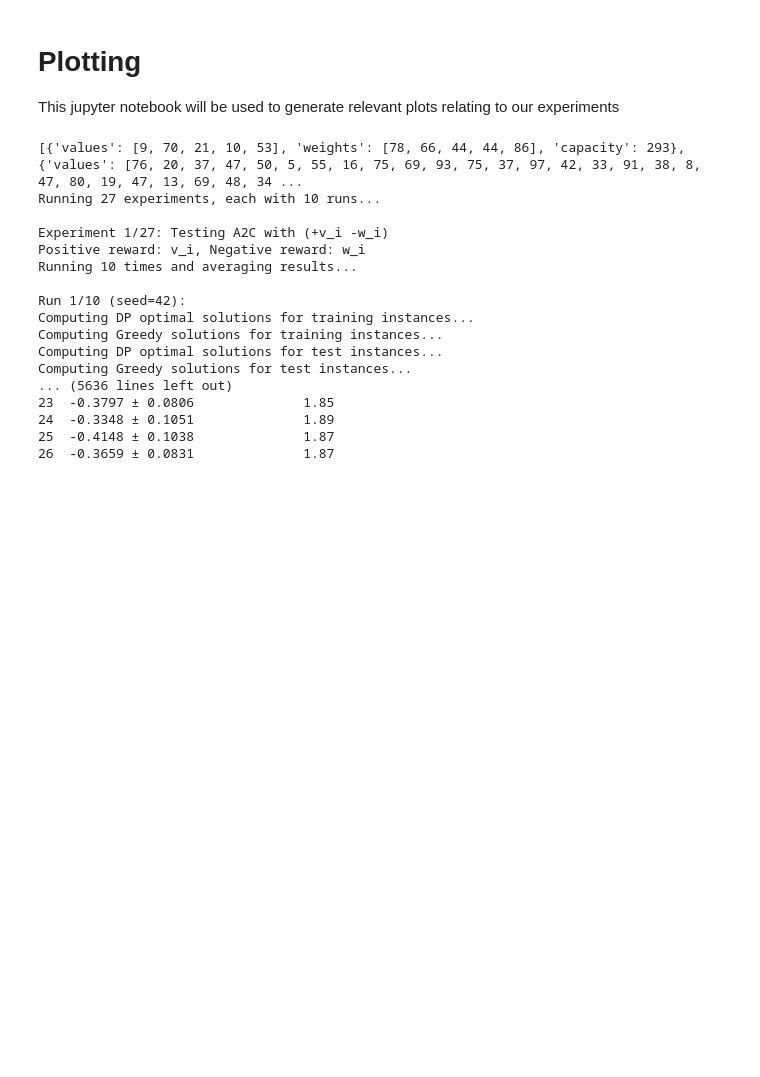
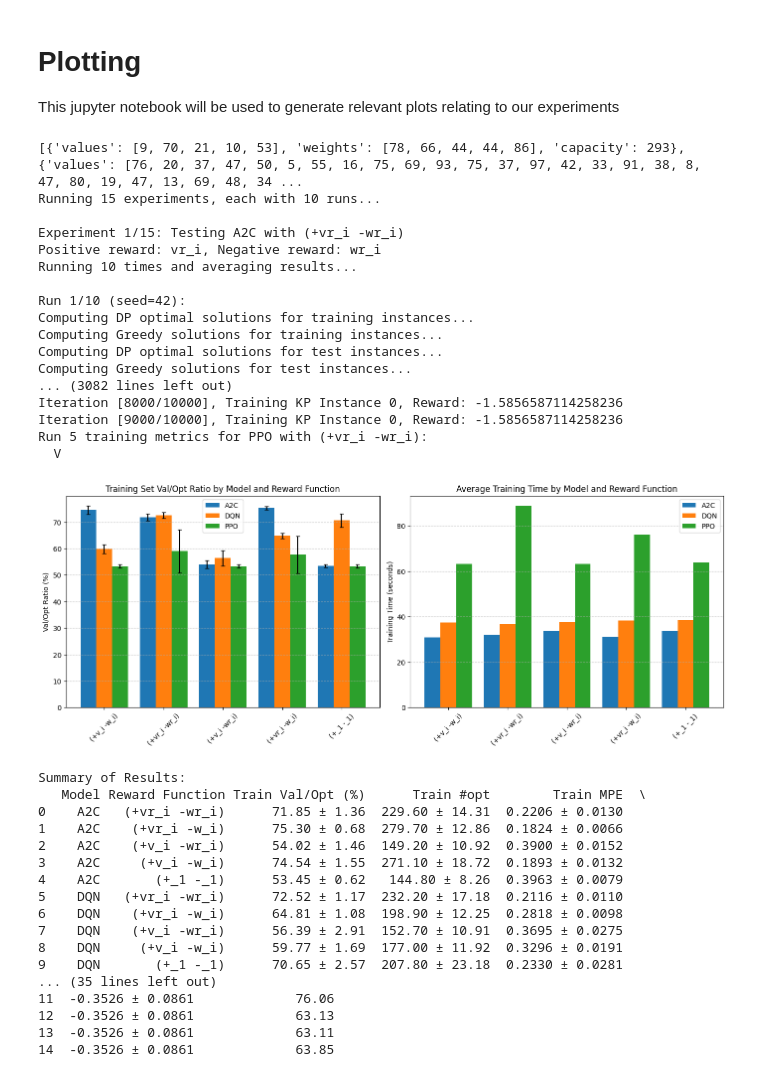
Before and after one commit to theodor-semerdzhiev/COMP579FINALPROJECT, a Jupyter notebook: experiments/experiment_table1.ipynb, the cells around one changed output. Saved outputs shown, nothing was run; the diff lists cells and outputs as text; code cells hidden in the pictures; blank space fills up the shorter version.

```diff
--- a/experiments/experiment_table1.ipynb
+++ b/experiments/experiment_table1.ipynb
@@ -915,16 +923,16 @@ if __name__ == "__main__":
 
 
     N = 50
-    M = 25
+    M = 1000
     gamma = 0.99
-    t_max = 100
+    t_max = 10**4
     # t_max = None
 
-    env:KnapsackEnv = KnapsackEnv(problem_instance=None, N=N)
+    env:KnapsackEnv = KnapsackEnv(problem_instance=None, N=N, pad_meta_data_at_back=True)
     gen = KnapsackInstanceGenerator(seed=42)
 
     problem_instances = gen.generate('RI', M=M, N=N, R=100)
-    print(problem_instances)
+    # print(problem_instances)
 
     KPSolver_A2C = KnapsackA2C(N=N, gamma=gamma, lr_policy=0.001, lr_value=0.001, verbose=False)
     KPSolver_PPO = KnapsackPPOSolver(N=N, gamma=gamma, policy_lr=0.001, value_lr=0.001, verbose=False)
@@ -941,41 +949,59 @@ if __name__ == "__main__":
 
     results = test_reward_functions(
         KPSolver_A2C=KPSolver_A2C,
         KPSolver_PPO=KPSolver_PPO,
         KPSolver_DQN=KPSolver_DQN,
         M=M,
         instance_type="RI",
         N=N,
         r_range=100,
         seed=42,
         t_max=t_max,
         use_state_aggregation=False,
         n_test_instances=5,
         verbose=True,
         n_runs=10
     )
 
     # Print summary table
     print("\nSummary of Results:")
     print(results['summary'])
 # %% [output]
 [{'values': [9, 70, 21, 10, 53], 'weights': [78, 66, 44, 44, 86], 'capacity': 293}, {'values': [76, 20, 37, 47, 50, 5, 55, 16, 75, 69, 93, 75, 37, 97, 42, 33, 91, 38, 8, 47, 80, 19, 47, 13, 69, 48, 34 ...
-Running 27 experiments, each with 10 runs...
+Running 15 experiments, each with 10 runs...
 
-Experiment 1/27: Testing A2C with (+v_i -w_i)
-Positive reward: v_i, Negative reward: w_i
+Experiment 1/15: Testing A2C with (+vr_i -wr_i)
+Positive reward: vr_i, Negative reward: wr_i
 Running 10 times and averaging results...
 
 Run 1/10 (seed=42):
 Computing DP optimal solutions for training instances...
 Computing Greedy solutions for training instances...
 Computing DP optimal solutions for test instances...
 Computing Greedy solutions for test instances...
-... (5636 lines left out)
-23  -0.3797 ± 0.0806              1.85
-24  -0.3348 ± 0.1051              1.89
-25  -0.4148 ± 0.1038              1.87
-26  -0.3659 ± 0.0831              1.87
+... (3082 lines left out)
+Iteration [8000/10000], Training KP Instance 0, Reward: -1.5856587114258236
+Iteration [9000/10000], Training KP Instance 0, Reward: -1.5856587114258236
+Run 5 training metrics for PPO with (+vr_i -wr_i):
+  V
+[figure, added]
+Summary of Results:
+   Model Reward Function Train Val/Opt (%)      Train #opt        Train MPE  \
+0    A2C   (+vr_i -wr_i)      71.85 ± 1.36  229.60 ± 14.31  0.2206 ± 0.0130
+1    A2C    (+vr_i -w_i)      75.30 ± 0.68  279.70 ± 12.86  0.1824 ± 0.0066
+2    A2C    (+v_i -wr_i)      54.02 ± 1.46  149.20 ± 10.92  0.3900 ± 0.0152
+3    A2C     (+v_i -w_i)      74.54 ± 1.55  271.10 ± 18.72  0.1893 ± 0.0132
+4    A2C       (+_1 -_1)      53.45 ± 0.62   144.80 ± 8.26  0.3963 ± 0.0079
+5    DQN   (+vr_i -wr_i)      72.52 ± 1.17  232.20 ± 17.18  0.2116 ± 0.0110
+6    DQN    (+vr_i -w_i)      64.81 ± 1.08  198.90 ± 12.25  0.2818 ± 0.0098
+7    DQN    (+v_i -wr_i)      56.39 ± 2.91  152.70 ± 10.91  0.3695 ± 0.0275
+8    DQN     (+v_i -w_i)      59.77 ± 1.69  177.00 ± 11.92  0.3296 ± 0.0191
+9    DQN       (+_1 -_1)      70.65 ± 2.57  207.80 ± 23.18  0.2330 ± 0.0281
+... (35 lines left out)
+11  -0.3526 ± 0.0861             76.06
+12  -0.3526 ± 0.0861             63.13
+13  -0.3526 ± 0.0861             63.11
+14  -0.3526 ± 0.0861             63.85
 # %%
 visualize_results_with_error_bars(results)
 # %% [output]
```
Also changed, not shown: parts of 3 cells of this notebook, 5 other files.
